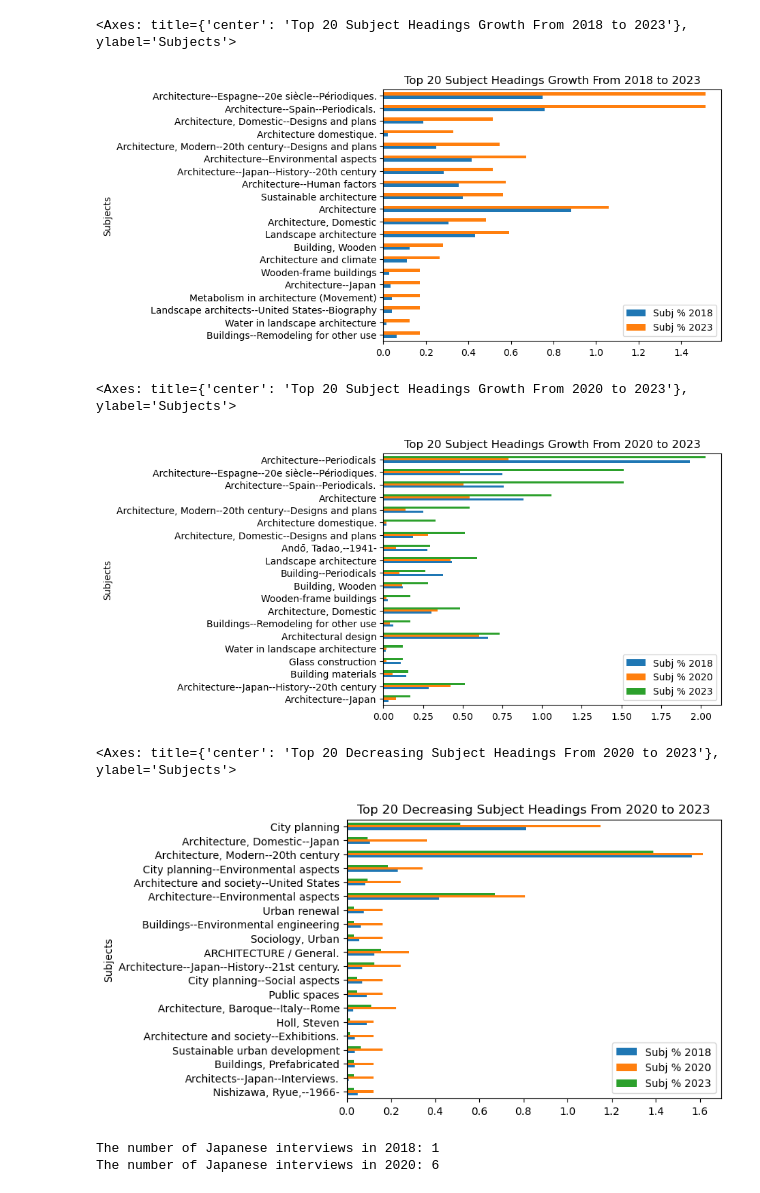
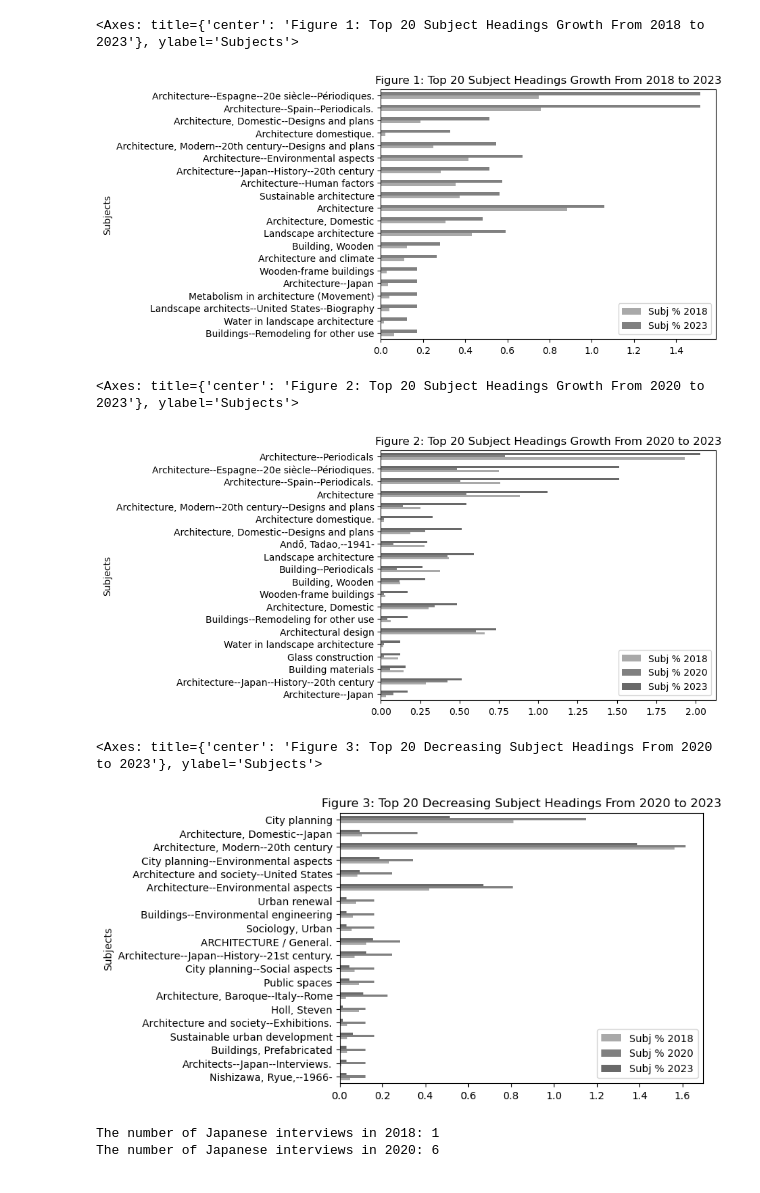
Before and after one commit to senderrr/Architecture, a Jupyter notebook: ArchitectureNotebookArticlePlots.ipynb, the cells around one changed output. Drawn from its saved outputs; the diff is of its cells as text; code cells hidden in the pictures.

Commit message:
charts grayscale

```diff
--- a/ArchitectureNotebookArticlePlots.ipynb
+++ b/ArchitectureNotebookArticlePlots.ipynb
@@ -203,20 +203,21 @@ comp_df2020
 # %%
 # plotting sorted  by 2023 Diff 2018 on all three subjects (largest to smallest positive change)
 ThreeSHChange2018 = diff_three_df2023.rename(columns={"2023 Diff 2018": "2023 Growth %"})
 ThreeSHChange2018 = ThreeSHChange2018.sort_values('2023 Growth %', ascending=False)
 
 # normalize decimals to percentage
 ThreeSHChange2018['Subj % 2018'] = ThreeSHChange2018['Subj % 2018'] * 100
 ThreeSHChange2018['Subj % 2023'] = ThreeSHChange2018['Subj % 2023'] * 100
 
 # limit to top 20 growing subject headings and select 2018 and 2023 years only
-ThreeSHChange2018 = ThreeSHChange2018.head(20).sort_values('2023 Growth %', ascending=True).plot(x="Subjects", y=['Subj % 2018', 'Subj % 2023'], kind="barh")
-ThreeSHChange2018.set_title('Top 20 Subject Headings Growth From 2018 to 2023')
+colors = colors=['darkgray','gray']
+ThreeSHChange2018 = ThreeSHChange2018.head(20).sort_values('2023 Growth %', ascending=True).plot(x="Subjects", y=['Subj % 2018', 'Subj % 2023'], kind="barh", color=colors)
+ThreeSHChange2018.set_title('Figure 1: Top 20 Subject Headings Growth From 2018 to 2023')
 
 ThreeSHChange2018
 # %% [output]
-<Axes: title={'center': 'Top 20 Subject Headings Growth From 2018 to 2023'}, ylabel='Subjects'>
+<Axes: title={'center': 'Figure 1: Top 20 Subject Headings Growth From 2018 to 2023'}, ylabel='Subjects'>
-[figure, old version]
+[figure, new version]
 # %%
 # plotting sorted by 2023 Diff 2018 on all three subjects (largest to smallest positive change)
 ThreeSHGrowth2023 = diff_three_df2023.rename(columns={"2023 Diff 2020": "2023 Growth %"})
@@ -228,13 +229,14 @@ ThreeSHGrowth2023['Subj % 2020'] = ThreeSHGrowth2023['Subj % 2020'] * 100
 ThreeSHGrowth2023['Subj % 2023'] = ThreeSHGrowth2023['Subj % 2023'] * 100
 
 # limit to top 20 growing subject headings and select 2018, 2020, and 2023 years
-ThreeSHGrowth2023 = ThreeSHGrowth2023.head(20).sort_values('2023 Growth %', ascending=True).plot(x="Subjects", y=['Subj % 2018', 'Subj % 2020', 'Subj % 2023'], kind="barh")
-ThreeSHGrowth2023.set_title('Top 20 Subject Headings Growth From 2020 to 2023')
+colors = colors=['darkgray', 'gray','dimgray']
+ThreeSHGrowth2023 = ThreeSHGrowth2023.head(20).sort_values('2023 Growth %', ascending=True).plot(x="Subjects", y=['Subj % 2018', 'Subj % 2020', 'Subj % 2023'], kind="barh", color=colors)
+ThreeSHGrowth2023.set_title('Figure 2: Top 20 Subject Headings Growth From 2020 to 2023')
 
 ThreeSHGrowth2023
 # %% [output]
-<Axes: title={'center': 'Top 20 Subject Headings Growth From 2020 to 2023'}, ylabel='Subjects'>
+<Axes: title={'center': 'Figure 2: Top 20 Subject Headings Growth From 2020 to 2023'}, ylabel='Subjects'>
-[figure, old version]
+[figure, new version]
 # %%
 # plotting sorted  by 2023 Diff 2018 on all there subjects (largest to smallest negative change)
 ThreeSHDec2020 = diff_three_df2023.rename(columns={"2023 Diff 2020": "2023 Decline %"})
@@ -246,13 +248,14 @@ ThreeSHDec2020['Subj % 2020'] = ThreeSHDec2020['Subj % 2020'] * 100
 ThreeSHDec2020['Subj % 2023'] = ThreeSHDec2020['Subj % 2023'] * 100
 
 # limit to top 20 decreasing subject headings and select 2018, 2020, and 2023 years
-ThreeSHDec2020 = ThreeSHDec2020.head(20).sort_values('2023 Decline %', ascending=False).plot(x="Subjects", y=['Subj % 2018', 'Subj % 2020', 'Subj % 2023'], kind="barh")
-ThreeSHDec2020.set_title('Top 20 Decreasing Subject Headings From 2020 to 2023')
+colors = colors=['darkgray', 'gray', 'dimgray']
+ThreeSHDec2020 = ThreeSHDec2020.head(20).sort_values('2023 Decline %', ascending=False).plot(x="Subjects", y=['Subj % 2018', 'Subj % 2020', 'Subj % 2023'], kind="barh", color=colors)
+ThreeSHDec2020.set_title('Figure 3: Top 20 Decreasing Subject Headings From 2020 to 2023')
 
 ThreeSHDec2020
 # %% [output]
-<Axes: title={'center': 'Top 20 Decreasing Subject Headings From 2020 to 2023'}, ylabel='Subjects'>
+<Axes: title={'center': 'Figure 3: Top 20 Decreasing Subject Headings From 2020 to 2023'}, ylabel='Subjects'>
-[figure, old version]
+[figure, new version]
 # %%
 # Look up how much the subject headingg Architects--Japan--Interviews. grew from 2018 to 2020
 print('The number of Japanese interviews in 2018:', len(three_df[(three_df['Subjects'] == 'Architects--Japan--Interviews.') & (three_df["Date"] == '2018')])), print('The number of Japanese interviews in 2020:',  len(three_df[(three_df['Subjects'] == 'Architects--Japan--Interviews.') & (three_df["Date"] == '2020')]))
```
